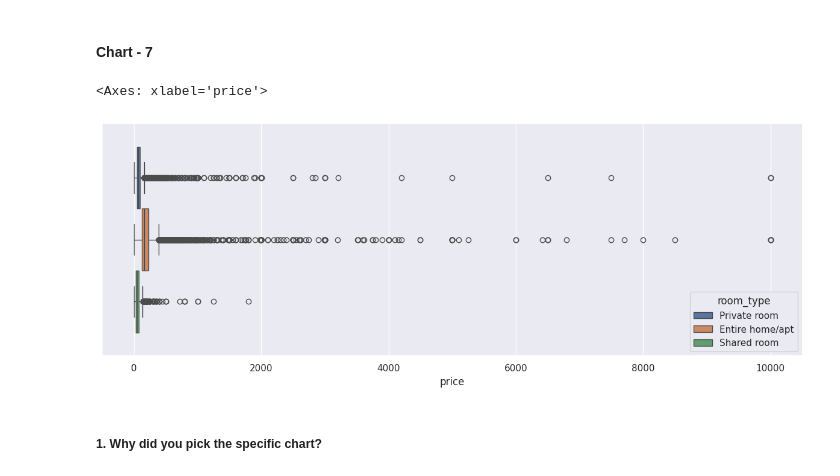
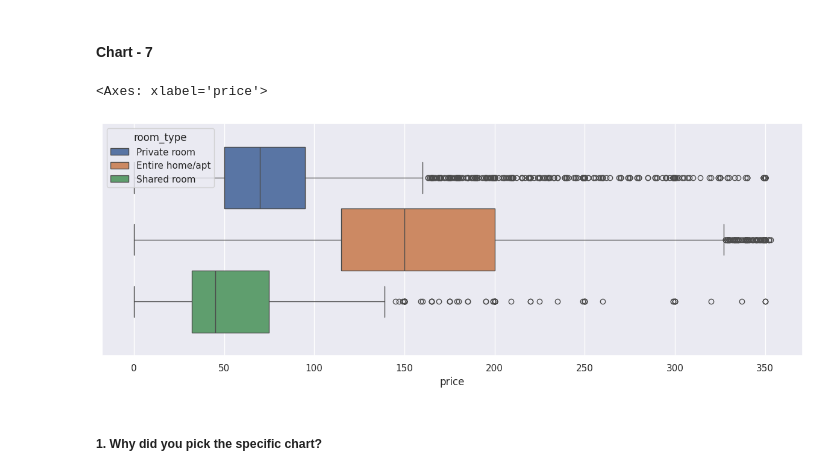
Before and after one commit to Hercules2310/E_D_A, a Jupyter notebook: EDA_AIR_BNB.ipynb, the cells around one changed output. Drawn from its saved outputs; the diff is of its cells as text; code cells hidden in the pictures.

```diff
--- a/EDA_AIR_BNB.ipynb
+++ b/EDA_AIR_BNB.ipynb
@@ -491,10 +497,10 @@ As we can see that Manhattan is a place with a fairly high cost of living so inc
 # %%
 # Chart - 7 visualization code
 plt.figure(figsize=(15,5))
-sns.boxplot(data=df,hue='room_type',x='price')
+sns.boxplot(data=df[df['price']<df['price'].quantile(0.95)],hue='room_type',x='price')
 # %% [output]
 <Axes: xlabel='price'>
-[figure, old version]
+[figure, new version]
 # %% [markdown]
 ##### 1. Why did you pick the specific chart?
 # %% [markdown]
```
Also changed, not shown: parts of 15 cells of this notebook.
